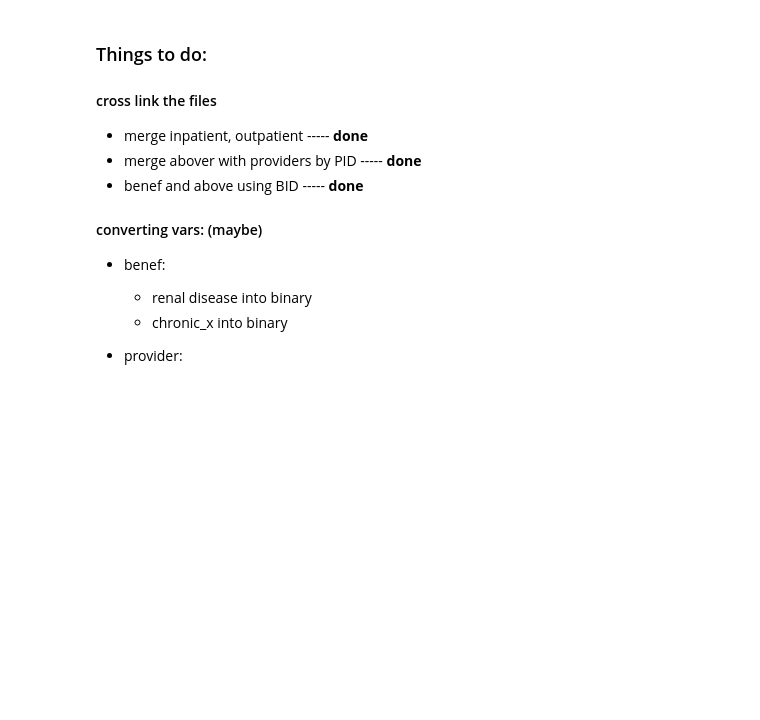
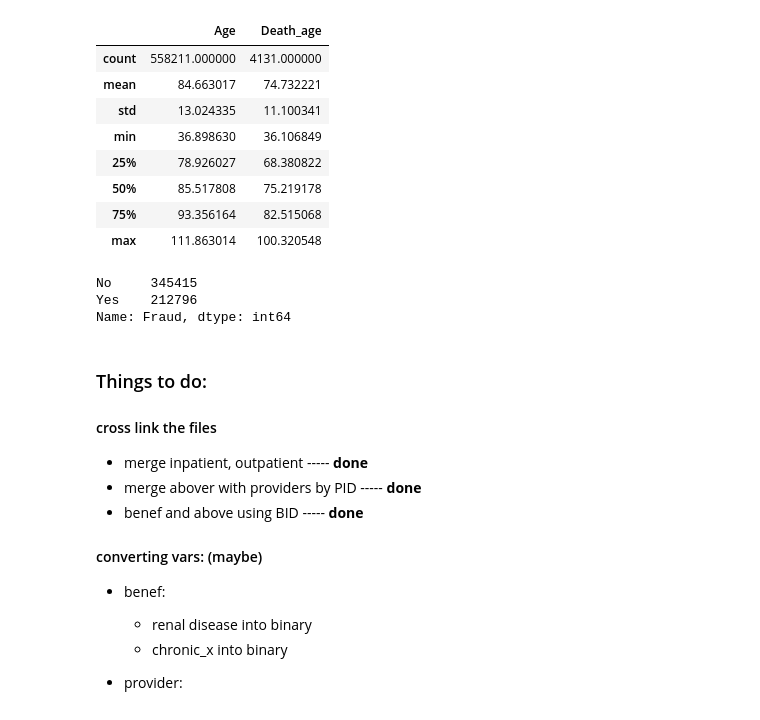
Before and after one commit to queezzz/Rotman-Datathon-2020, a Jupyter notebook: data_cleaning_qz.ipynb, the cells around one changed output. Drawn from its saved outputs; the diff is of its cells as text; code cells hidden in the pictures; blank space fills up the shorter version.

Commit message:
new variables added

```diff
--- a/data_cleaning_qz.ipynb
+++ b/data_cleaning_qz.ipynb
@@ -13,8 +13,8 @@ provider = pd.read_csv('./Datathon2020data/providers.csv')
 ## need to check StartDt and EndDt consistensies
 
 ## merging inpatient and outpatient and label with type
-inpatient['type'] = 'inpatient'
-outpatient['type'] = 'outpatient'
+inpatient['patient_type'] = 'inpatient'
+outpatient['patient_type'] = 'outpatient'
 
 all_patients = pd.concat([inpatient, outpatient], axis=0)
 # %%
@@ -23,3 +23,10 @@ all_patients_labeled = pd.merge(all_patients, provider, on='PID')
 # %%
 # add beneficiary info
 all_info = pd.merge(all_patients_labeled, benef, on='BID')
+# %%
+# Convert date columns to data types
+date_cols = ['StartDt','EndDt', 'DOB', 'DOD', 'AdmissionDt']
+for i in date_cols:
+    all_info[i] = pd.to_datetime(all_info[i])
+# %%
+today = pd.to_datetime('2020-10-15')
@@ -25,0 +37,5 @@ all_info = pd.merge(all_patients_labeled, benef, on='BID')
+# %%
+# New Variables depends on Dates
+all_info['NumOfClaimDays'] = (all_info['EndDt'] - all_info['StartDt']).apply(lambda x:x.days)
+all_info['Age'] = all_info['DOB'].apply(lambda x:((today-x).days)/365)
+all_info['Death_age'] = (all_info['DOD'] - all_info['DOB']).apply(lambda x:(x.days)/365)
@@ -26 +62,19 @@ all_info = pd.merge(all_patients_labeled, benef, on='BID')
+# %%
+all_info[['Age', 'Death_age']].describe()
+# %% [output]
+|  | Age | Death_age |
+| count | 558211.000000 | 4131.000000 |
+| mean | 84.663017 | 74.732221 |
+| std | 13.024335 | 11.100341 |
+| min | 36.898630 | 36.106849 |
+| 25% | 78.926027 | 68.380822 |
+| 50% | 85.517808 | 75.219178 |
+| 75% | 93.356164 | 82.515068 |
+| max | 111.863014 | 100.320548 |
+# %%
+all_info['Fraud'].value_counts()
+# %% [output]
+No     345415
+Yes    212796
+Name: Fraud, dtype: int64
 # %%
```
Also changed, not shown: parts of 3 cells of this notebook.
